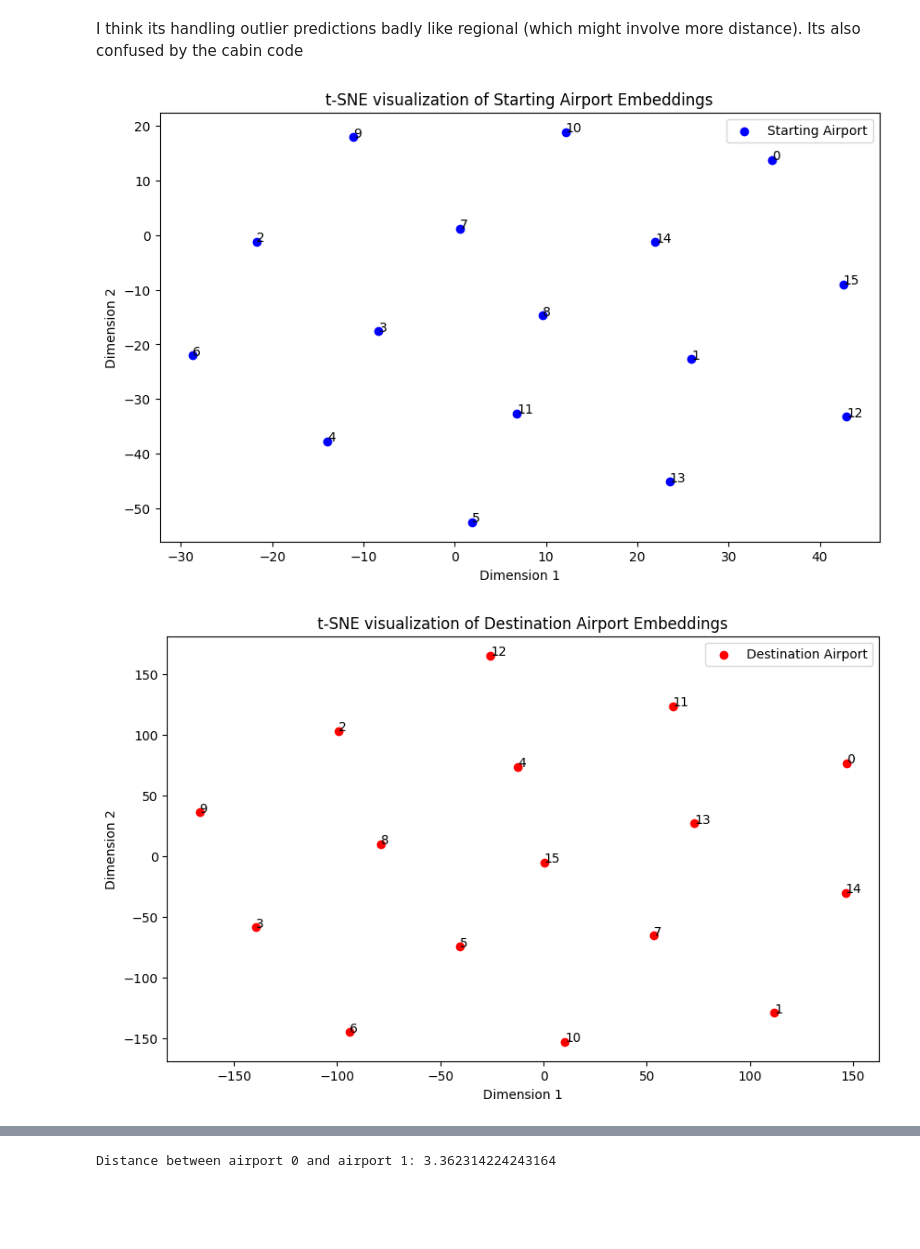
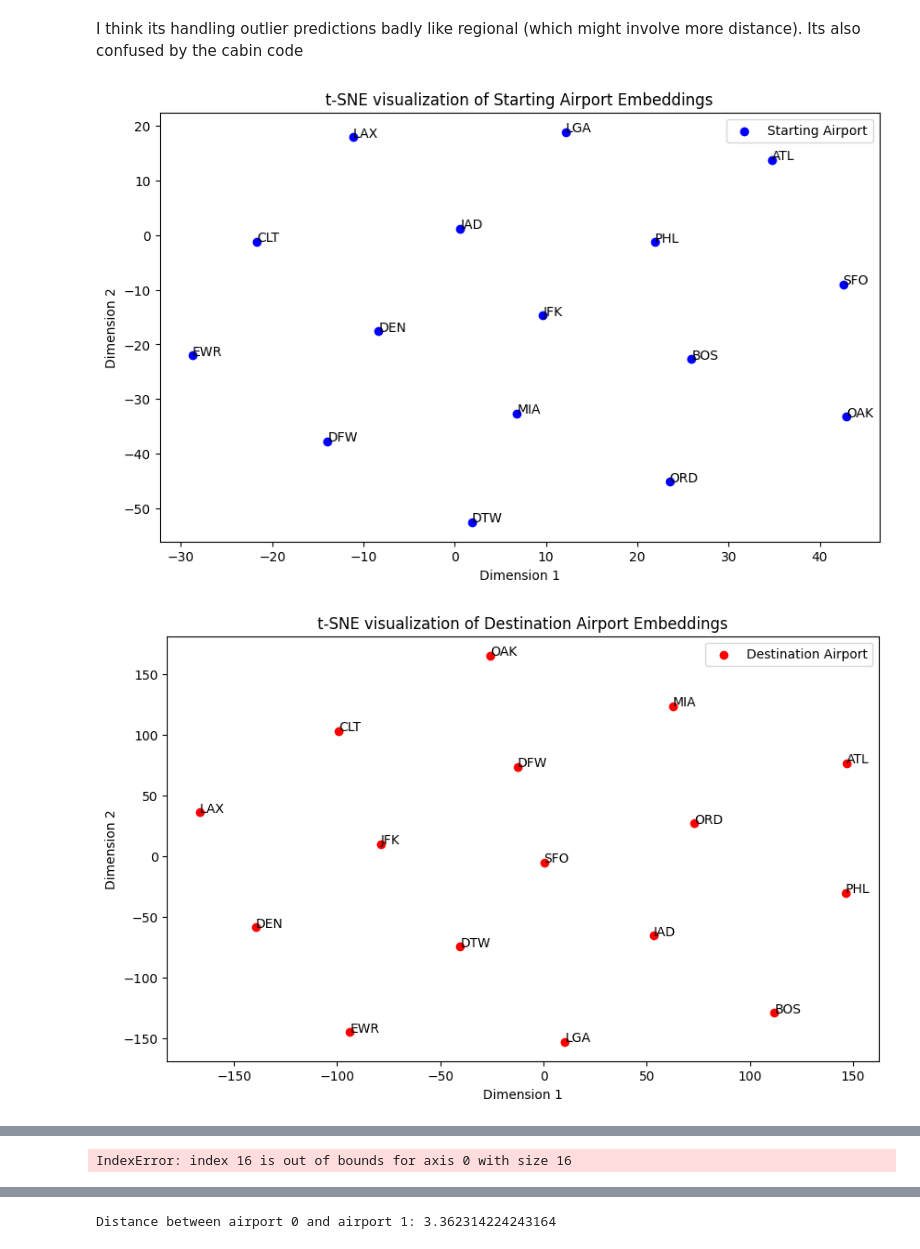
Before and after one commit to raym2828/adv_mla_at3_experimentation, a Jupyter notebook: notebooks/3_tsui_raymond_10701389_Model.ipynb, the cells around one changed output, grey strips where cells are left out. Drawn from its saved outputs; the diff is of its cells as text; code cells hidden in the pictures; blank space fills up the shorter version.

```diff
--- a/notebooks/3_tsui_raymond_10701389_Model.ipynb
+++ b/notebooks/3_tsui_raymond_10701389_Model.ipynb
@@ -322,0 +323,4 @@ Root Mean Squared Error: 109.97325
+# %%
+import tensorflow as tf
+# load the model
+model = tf.keras.models.load_model('../models/keras_model_early_stopping.keras')
@@ -392,29 +409,66 @@ destination_airport_embeddings_2d = tsne.fit_transform(destination_airport_embed
 # %%
 # Plot startingAirport embeddings
 plt.figure(figsize=(10, 6))
 plt.scatter(starting_airport_embeddings_2d[:, 0], starting_airport_embeddings_2d[:, 1], c='blue', label='Starting Airport')
 for i, label in enumerate(range(starting_airport_embeddings.shape[0])):
     # Annotate the points with the airport from le
-    # label = le.inverse_transform([label])[0]
+    label = le.inverse_transform([label])[0]
     plt.annotate(label, (starting_airport_embeddings_2d[i, 0], starting_airport_embeddings_2d[i, 1]))
 plt.title('t-SNE visualization of Starting Airport Embeddings')
 plt.xlabel('Dimension 1')
 plt.ylabel('Dimension 2')
 plt.legend()
 plt.show()
 
 # Plot destinationAirport embeddings
 plt.figure(figsize=(10, 6))
 plt.scatter(destination_airport_embeddings_2d[:, 0], destination_airport_embeddings_2d[:, 1], c='red', label='Destination Airport')
 for i, label in enumerate(range(destination_airport_embeddings.shape[0])):
     # Annotate the points with the airport from le
-    # label = le.inverse_transform([label])[0]
+    label = le.inverse_transform([label])[0]
     plt.annotate(label, (destination_airport_embeddings_2d[i, 0], destination_airport_embeddings_2d[i, 1]))
 plt.title('t-SNE visualization of Destination Airport Embeddings')
 plt.xlabel('Dimension 1')
 plt.ylabel('Dimension 2')
 plt.legend()
 plt.show()
+
+# plot the combined embeddings
+plt.figure(figsize=(10, 6))
+plt.scatter(starting_airport_embeddings_2d[:, 0], starting_airport_embeddings_2d[:, 1], c='blue', label='Starting Airport')
+plt.scatter(destination_airport_embeddings_2d[:, 0], destination_airport_embeddings_2d[:, 1], c='red', label='Destination Airport')
+plt.title('t-SNE visualization of Airport Embeddings')
+plt.xlabel('Dimension 1')
+plt.ylabel('Dimension 2')
+plt.legend()
+plt.show()
+
+#visualise the concatenated embeddings
+
+
+# Concatenate the embeddings
+concatenated_embeddings = np.concatenate([starting_airport_embeddings, destination_airport_embeddings], axis=1)
+
+# Reduce dimensionality of concatenated embeddings to 2D using t-SNE
+tsne = TSNE(n_components=2, random_state=42, perplexity=perplexity_value)
+concatenated_embeddings_2d = tsne.fit_transform(concatenated_embeddings)
+
+# Plot concatenated embeddings
+plt.figure(figsize=(10, 6))
+plt.scatter(concatenated_embeddings_2d[:, 0], concatenated_embeddings_2d[:, 1])
+# Annotate the airport points from le
+for i, label in enumerate(X_test['startingAirport']):
+    label = le.inverse_transform([label])[0]
+    plt.annotate(label, (concatenated_embeddings_2d[i, 0], concatenated_embeddings_2d[i, 1]))
+for i, label in enumerate(X_test['destinationAirport']):
+    label = le.inverse_transform([label])[0]
+    plt.annotate(label, (concatenated_embeddings_2d[i, 0], concatenated_embeddings_2d[i, 1]))
+
+
+plt.title('t-SNE visualization of Concatenated Airport Embeddings')
+plt.xlabel('Dimension 1')
+plt.ylabel('Dimension 2')
+plt.show()
 # %% [output]
-[figure, old version]
+[figure, new version]
-[figure, old version]
+[figure, new version]
@@ -420,0 +476 @@ plt.show()
+IndexError: index 16 is out of bounds for axis 0 with size 16
```
Also changed, not shown: parts of 6 cells of this notebook, 3 other files.
